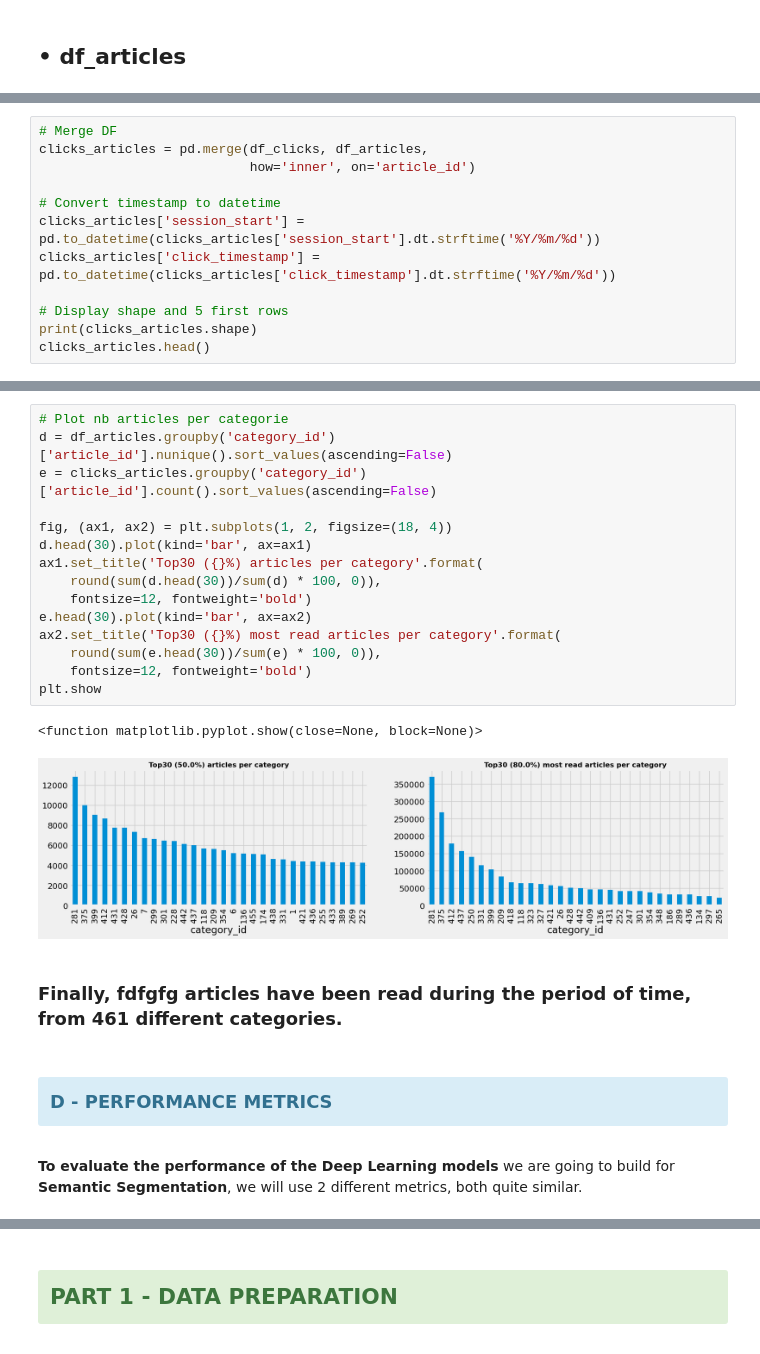
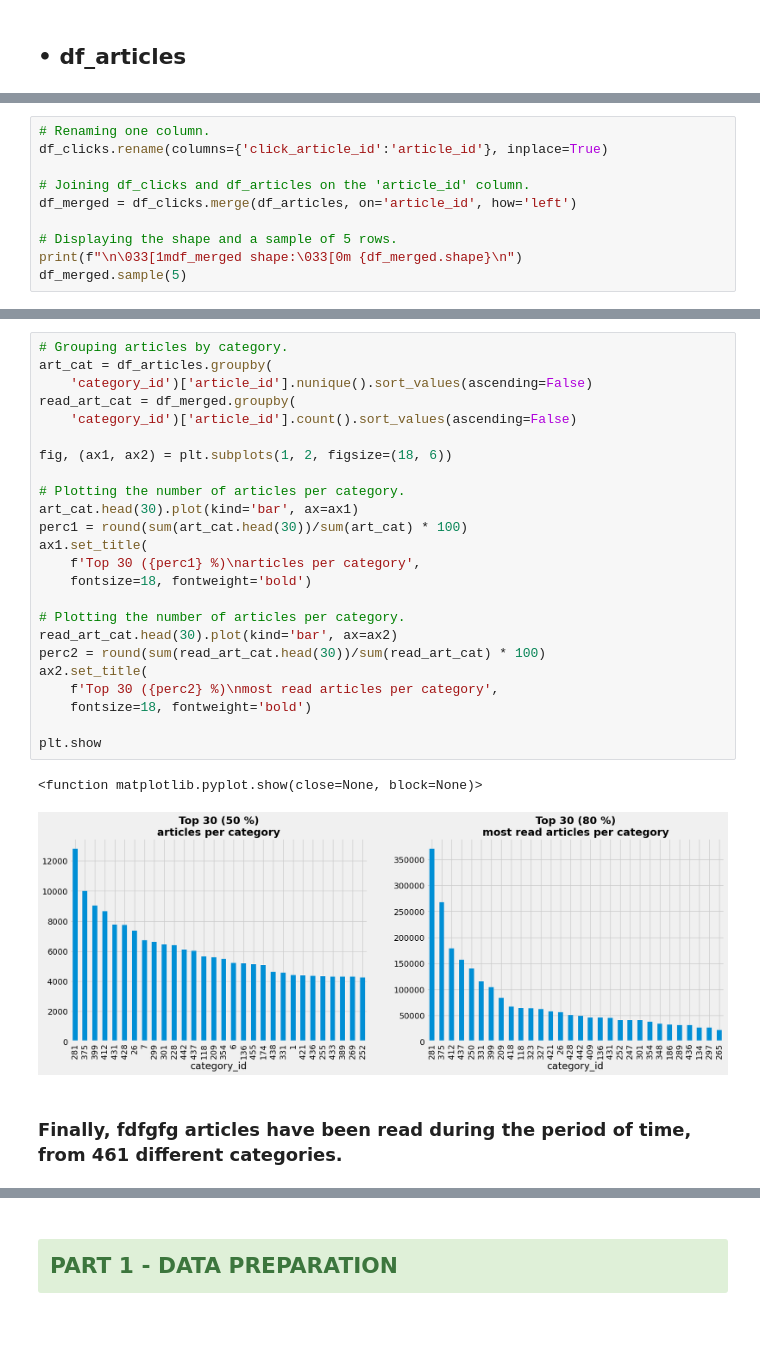
Before and after one commit to jfsubrini/ia-project9, a Jupyter notebook: Subrini_JeanFrancois_2_scripts_012023.ipynb, the cells around one changed output, grey strips where cells are left out. Drawn from its saved outputs; the diff is of its cells as text.

```diff
--- a/Subrini_JeanFrancois_2_scripts_012023.ipynb
+++ b/Subrini_JeanFrancois_2_scripts_012023.ipynb
@@ -616,13 +643,11 @@ plt.show()
 # %%
-# Merge DF
-clicks_articles = pd.merge(df_clicks, df_articles,
-                           how='inner', on='article_id')
+# Renaming one column.
+df_clicks.rename(columns={'click_article_id':'article_id'}, inplace=True)
 
-# Convert timestamp to datetime
-clicks_articles['session_start'] = pd.to_datetime(clicks_articles['session_start'].dt.strftime('%Y/%m/%d'))
-clicks_articles['click_timestamp'] = pd.to_datetime(clicks_articles['click_timestamp'].dt.strftime('%Y/%m/%d'))
+# Joining df_clicks and df_articles on the 'article_id' column.
+df_merged = df_clicks.merge(df_articles, on='article_id', how='left')
 
-# Display shape and 5 first rows
-print(clicks_articles.shape)
-clicks_articles.head()
+# Displaying the shape and a sample of 5 rows.
+print(f"\n\033[1mdf_merged shape:\033[0m {df_merged.shape}\n")
+df_merged.sample(5)
 # %% [output]
@@ -636,26 +661,30 @@ clicks_articles.head()
 5 rows × 16 columns
 # %%
-# Plot nb articles per categorie
-d = df_articles.groupby('category_id')['article_id'].nunique().sort_values(ascending=False)
-e = clicks_articles.groupby('category_id')['article_id'].count().sort_values(ascending=False)
+# Grouping articles by category.
+art_cat = df_articles.groupby(
+    'category_id')['article_id'].nunique().sort_values(ascending=False)
+read_art_cat = df_merged.groupby(
+    'category_id')['article_id'].count().sort_values(ascending=False)
 
-fig, (ax1, ax2) = plt.subplots(1, 2, figsize=(18, 4))
-d.head(30).plot(kind='bar', ax=ax1)
-ax1.set_title('Top30 ({}%) articles per category'.format(
-    round(sum(d.head(30))/sum(d) * 100, 0)),
-    fontsize=12, fontweight='bold')
-e.head(30).plot(kind='bar', ax=ax2)
-ax2.set_title('Top30 ({}%) most read articles per category'.format(
-    round(sum(e.head(30))/sum(e) * 100, 0)),
-    fontsize=12, fontweight='bold')
+fig, (ax1, ax2) = plt.subplots(1, 2, figsize=(18, 6))
+
+# Plotting the number of articles per category.
+art_cat.head(30).plot(kind='bar', ax=ax1)
+perc1 = round(sum(art_cat.head(30))/sum(art_cat) * 100)
+ax1.set_title(
+    f'Top 30 ({perc1} %)\narticles per category',
+    fontsize=18, fontweight='bold')
+
+# Plotting the number of articles per category.
+read_art_cat.head(30).plot(kind='bar', ax=ax2)
+perc2 = round(sum(read_art_cat.head(30))/sum(read_art_cat) * 100)
+ax2.set_title(
+    f'Top 30 ({perc2} %)\nmost read articles per category',
+    fontsize=18, fontweight='bold')
+
 plt.show
 # %% [output]
 <function matplotlib.pyplot.show(close=None, block=None)>
-[figure, old version]
+[figure, new version]
 # %% [markdown]
 ### Finally, fdfgfg articles have been read during the period of time, from 461 different categories.
-# %% [markdown]
-<h3><div class="alert alert-block alert-info" id="section_0D">
-D - PERFORMANCE METRICS</div></h3>
-# %% [markdown]
-<b>To evaluate the performance of the Deep Learning models</b> we are going to build for <b>Semantic Segmentation</b>, we will use 2 different metrics, both quite similar.
```
Also changed, not shown: parts of 98 cells of this notebook.
